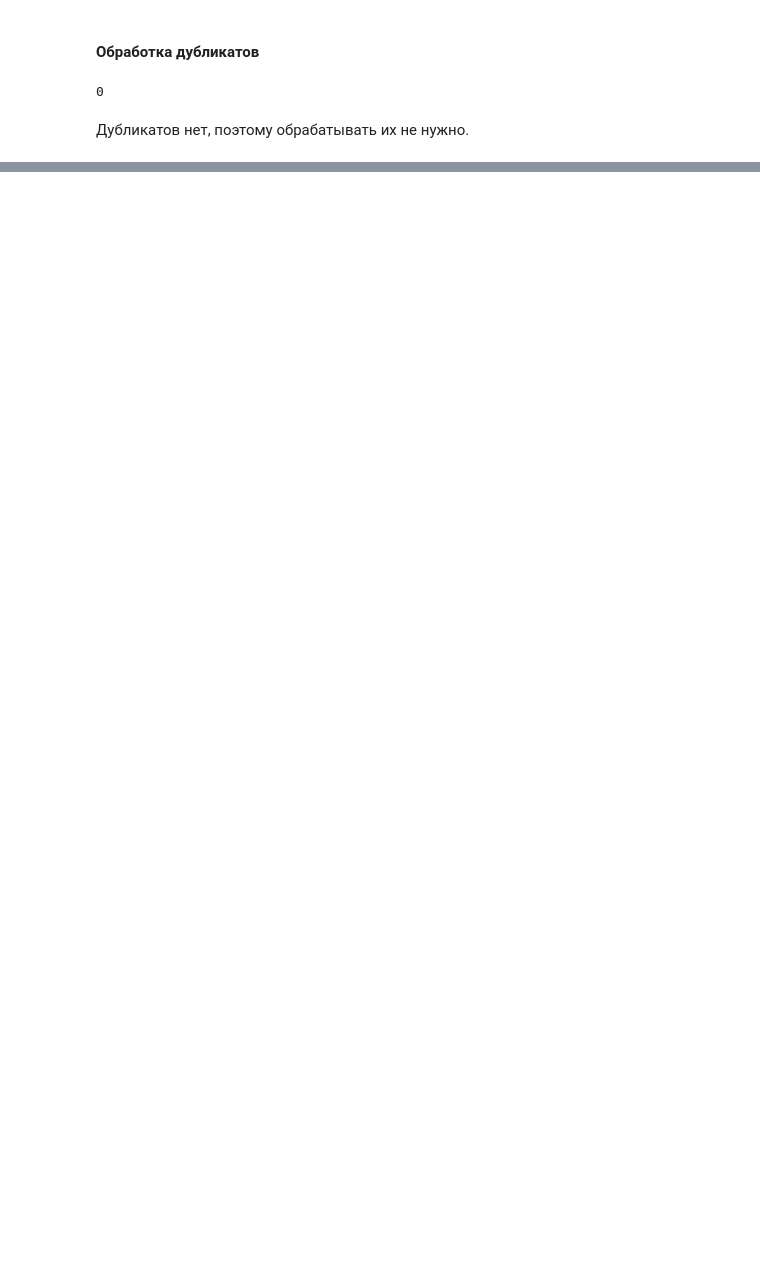
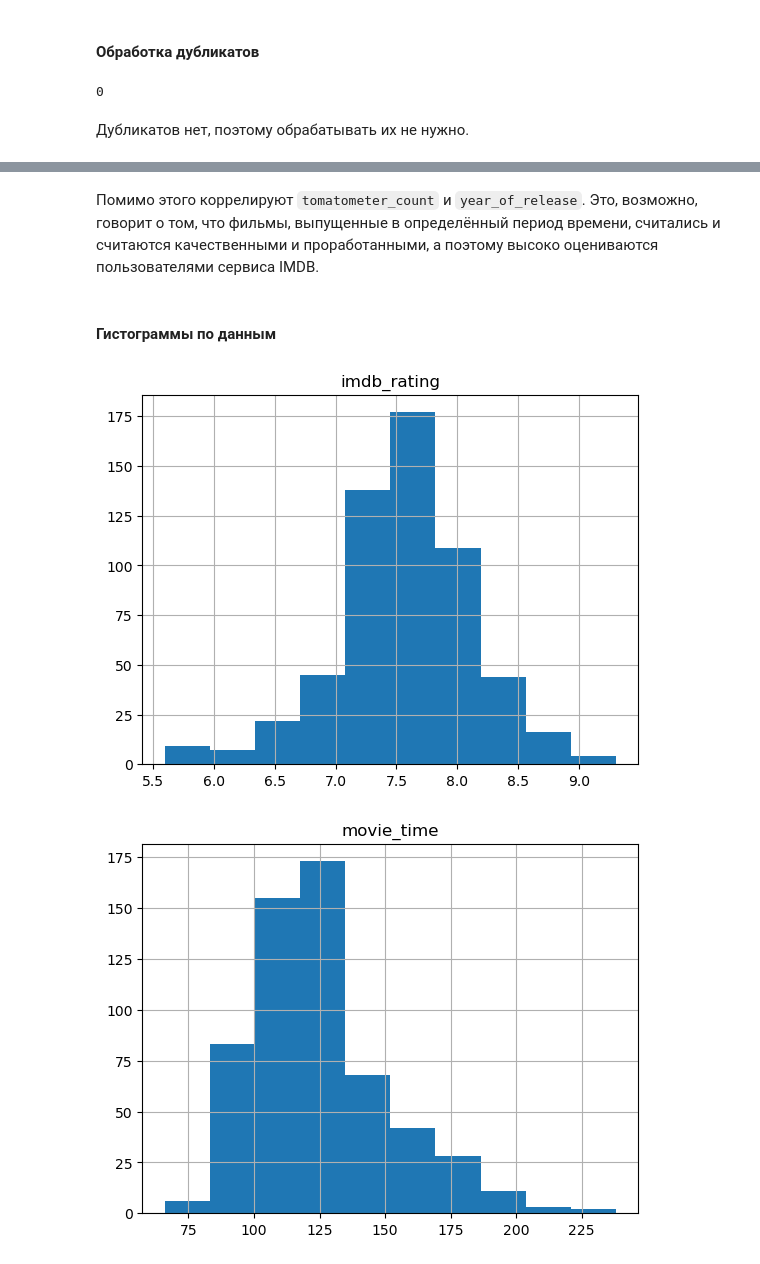
Before and after one commit to kurpenok/omstu, a Jupyter notebook: semester_4/machine_learning/task_2/main.ipynb, the cells around one changed output, grey strips where cells are left out. Saved outputs shown, nothing was run; the diff lists cells and outputs as text; code cells hidden in the pictures; blank space fills up the shorter version.

```diff
--- a/semester_4/machine_learning/task_2/main.ipynb
+++ b/semester_4/machine_learning/task_2/main.ipynb
@@ -152,0 +264,12 @@ df.duplicated().sum()
+# %% [markdown]
+Помимо этого коррелируют `tomatometer_count` и `year_of_release`. Это, возможно, говорит о том, что фильмы, выпущенные в определённый период времени, считались и считаются качественными и проработанными, а поэтому высоко оцениваются пользователями сервиса IMDB.
+# %% [markdown]
+#### Гистограммы по данным
+# %%
+columns = ["imdb_rating", "movie_time", "year_of_release", "tomatometer_count", "audience_count"]
+
+for column in columns:
+    df.hist(column)
+# %% [output]
+[figure, added]
+[figure, added]
```
Also changed, not shown: parts of 28 cells of this notebook.
